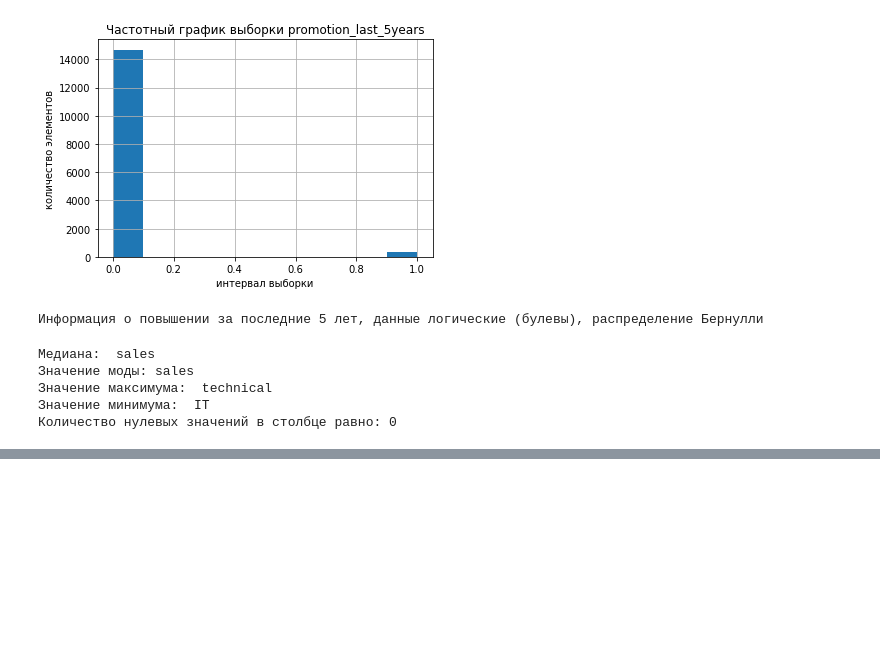
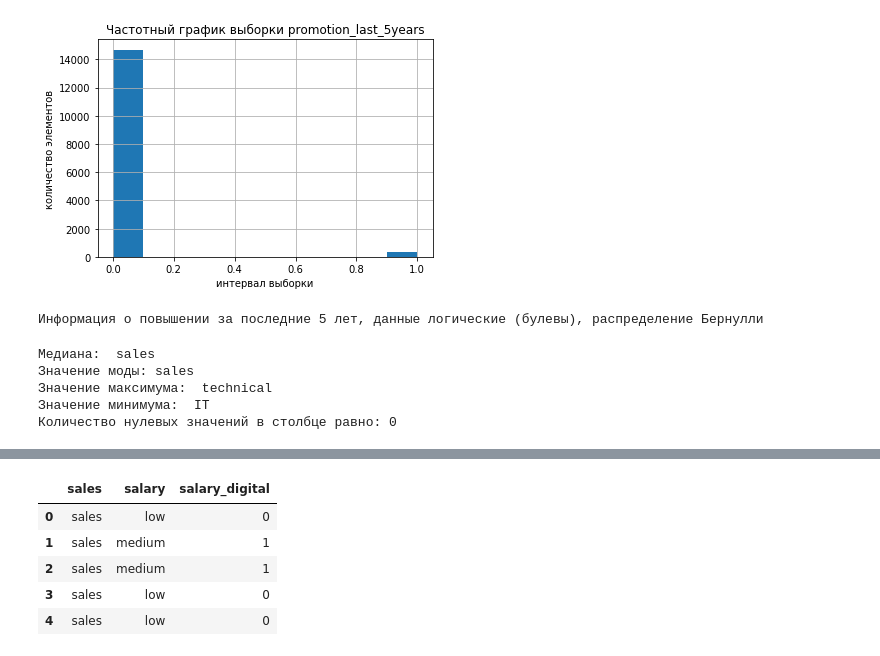
Before and after one commit to RSL161/PYDA_4, a Jupyter notebook: Diploma.ipynb, the cells around one changed output, grey strips where cells are left out. Cells and saved outputs as stored; diff of their text form; code cells hidden in the pictures; blank space fills up the shorter version.

```diff
--- a/Diploma.ipynb
+++ b/Diploma.ipynb
@@ -386,0 +438,20 @@ df2.head()
+# %%
+# пишем программу цифровизатор
+def f(row):
+    if row['salary'] == 'low':
+        val = 0
+    elif row['salary'] == 'medium':
+        val = 1
+    else:
+        val = 2
+    return val
+
+df2['salary_digital'] = df2.apply(f, axis=1)
+df2.head()
+# %% [output]
+|  | sales | salary | salary_digital |
+| 0 | sales | low | 0 |
+| 1 | sales | medium | 1 |
+| 2 | sales | medium | 1 |
+| 3 | sales | low | 0 |
+| 4 | sales | low | 0 |
```
Also changed, not shown: parts of 19 cells of this notebook.
